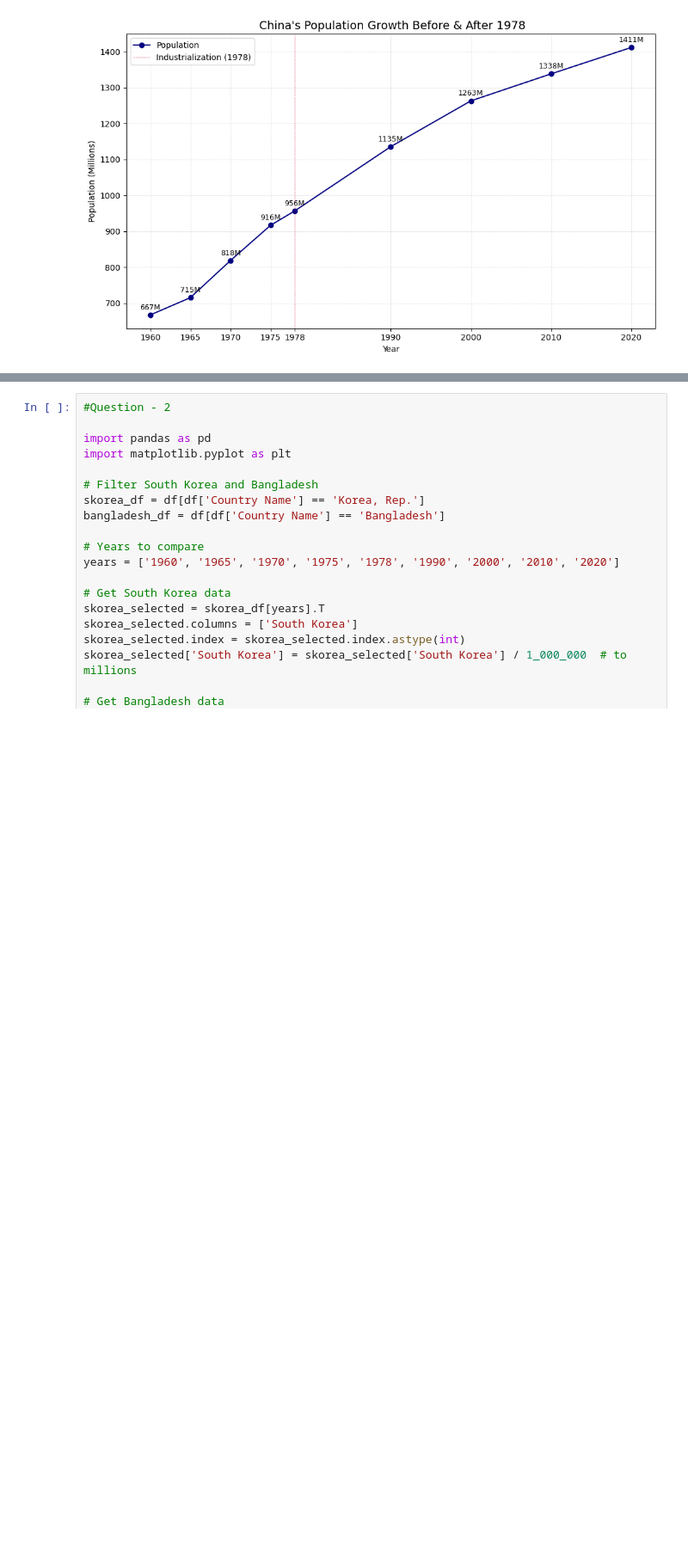
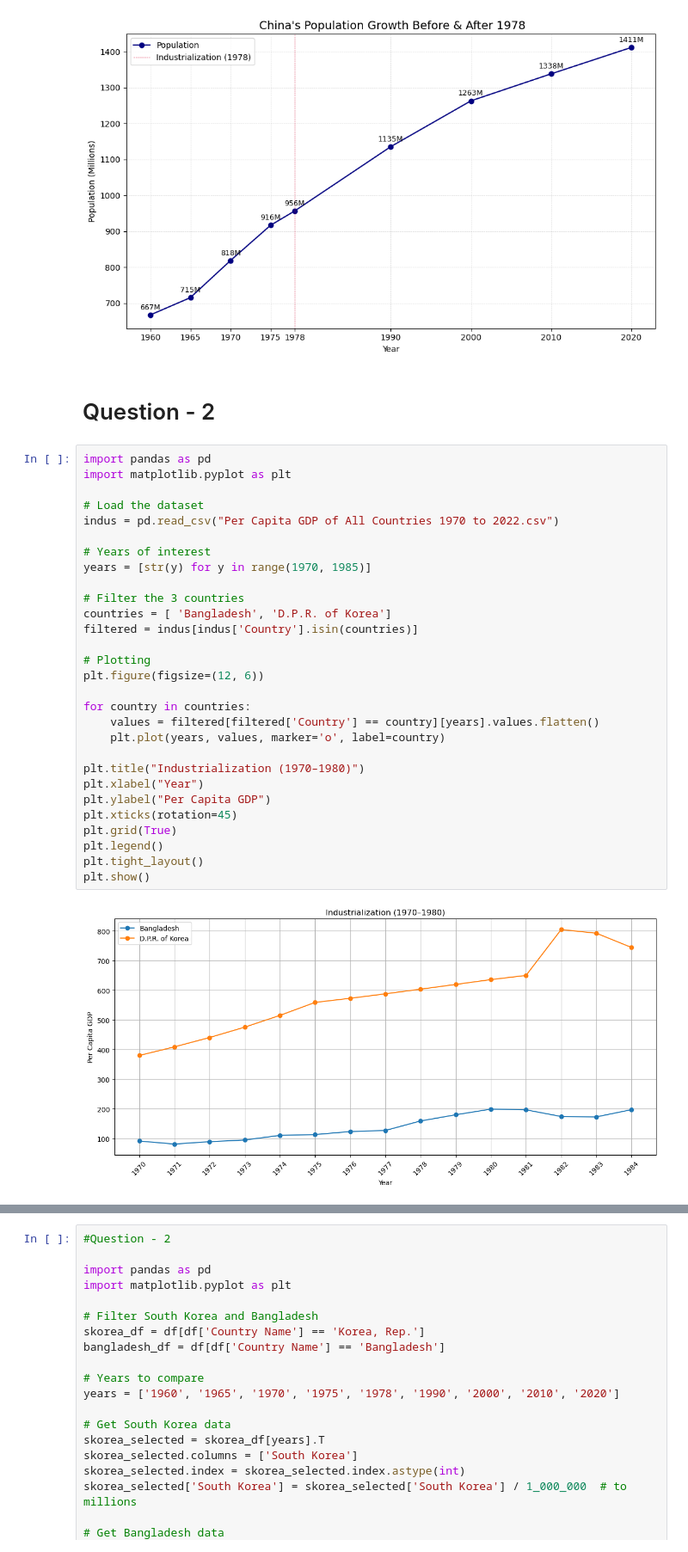
Before and after one commit to a-anuj/Data-Visualization, a Jupyter notebook: Case study/review1.ipynb, the cells around one changed output, grey strips where cells are left out. Shown at 86% size. Drawn from its saved outputs; the diff is of its cells as text; blank space fills up the shorter version.

```diff
--- a/Case study/review1.ipynb
+++ b/Case study/review1.ipynb
@@ -74,3 +112,36 @@ plt.show()
 2010    1337.705
 2020    1411.100
 [figure]
+# %% [markdown]
+# Question - 2
+# %%
+import pandas as pd
+import matplotlib.pyplot as plt
+
+# Load the dataset
+indus = pd.read_csv("Per Capita GDP of All Countries 1970 to 2022.csv")
+
+# Years of interest
+years = [str(y) for y in range(1970, 1985)]
+
+# Filter the 3 countries
+countries = [ 'Bangladesh', 'D.P.R. of Korea']
+filtered = indus[indus['Country'].isin(countries)]
+
+# Plotting
+plt.figure(figsize=(12, 6))
+
+for country in countries:
+    values = filtered[filtered['Country'] == country][years].values.flatten()
+    plt.plot(years, values, marker='o', label=country)
+
+plt.title("Industrialization (1970–1980)")
+plt.xlabel("Year")
+plt.ylabel("Per Capita GDP")
+plt.xticks(rotation=45)
+plt.grid(True)
+plt.legend()
+plt.tight_layout()
+plt.show()
+# %% [output]
+[figure, added]
```
Also changed, not shown: parts of 8 cells of this notebook.
